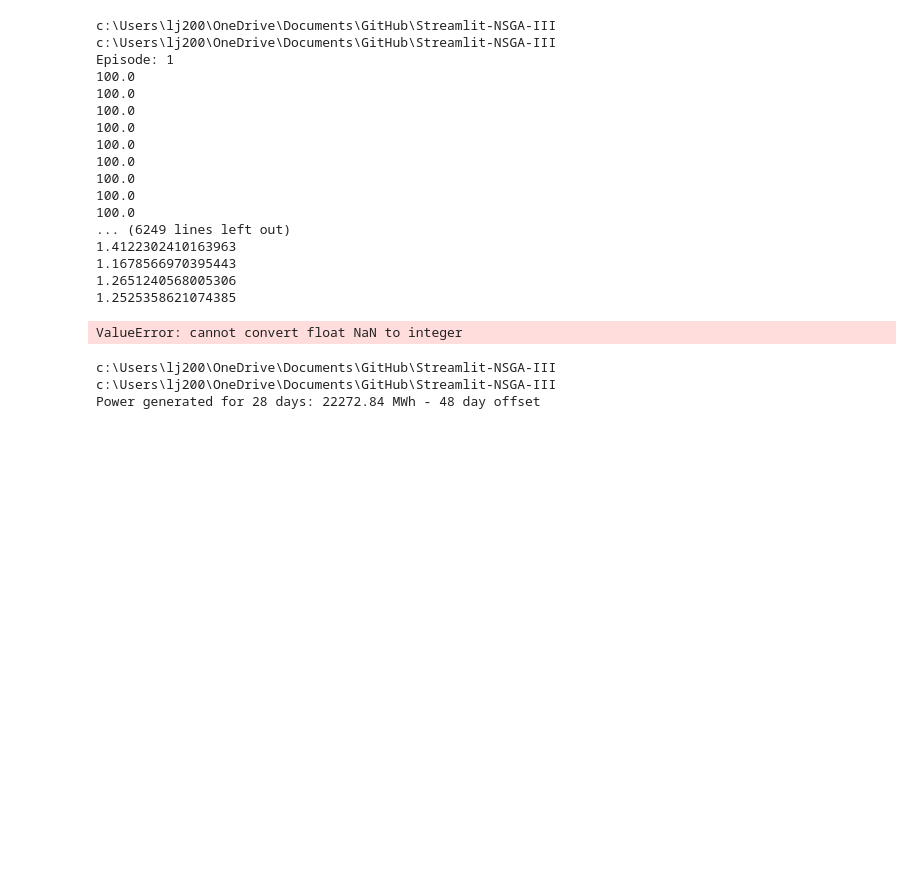
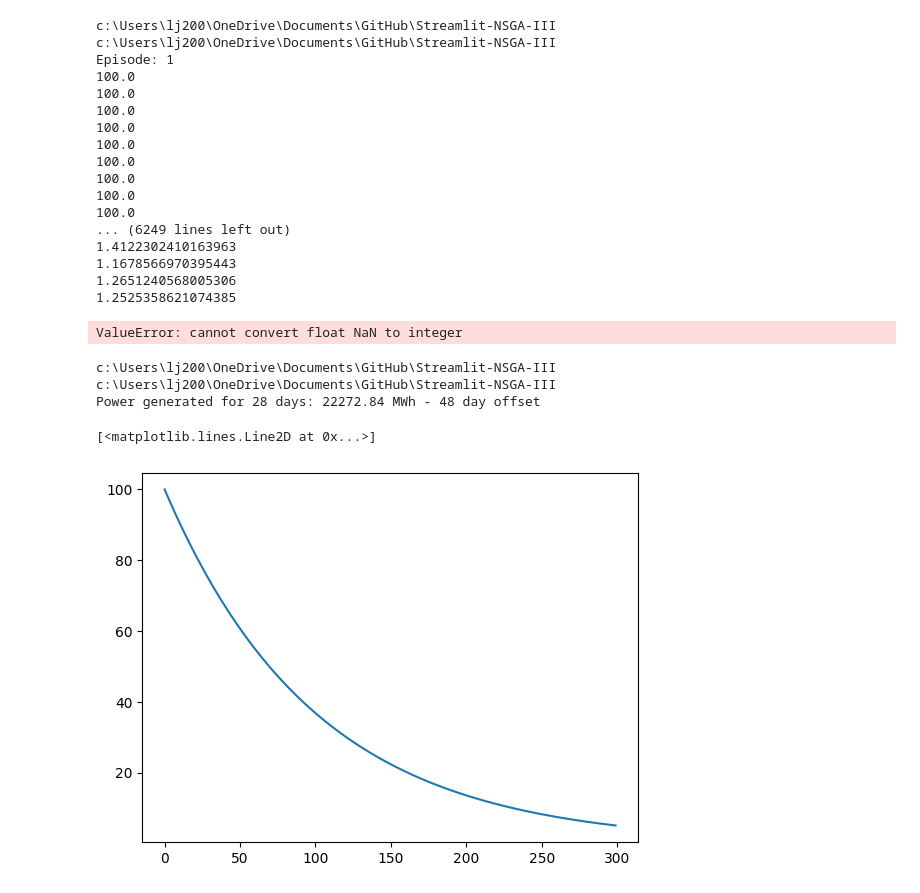
Before and after one commit to LouisDonaldson/Streamlit-NSGA-III, a Jupyter notebook: env_test.ipynb, the cells around one changed output. Cells and saved outputs as stored; diff of their text form; code cells hidden in the pictures; blank space fills up the shorter version.

```diff
--- a/env_test.ipynb
+++ b/env_test.ipynb
@@ -92,3 +92,17 @@ print(f"Power generated for {window} days: {power_in_window / 1000} MWh - {_day_
 c:\Users\lj200\OneDrive\Documents\GitHub\Streamlit-NSGA-III
 c:\Users\lj200\OneDrive\Documents\GitHub\Streamlit-NSGA-III
 Power generated for 28 days: 22272.84 MWh - 48 day offset
+# %%
+import numpy as np
+import matplotlib.pyplot as plt
+
+turbine_health_decrease_list = [0] * 300
+turbine_decay_rate = 0.01
+
+for x in range(len(turbine_health_decrease_list)):
+    turbine_health_decrease_list[x] = (np.exp(-turbine_decay_rate*x)) * 100
+
+plt.plot(turbine_health_decrease_list)
+# %% [output]
+[<matplotlib.lines.Line2D at 0x...>]
+[figure, added]
```
Also changed, not shown: 3 other files.
